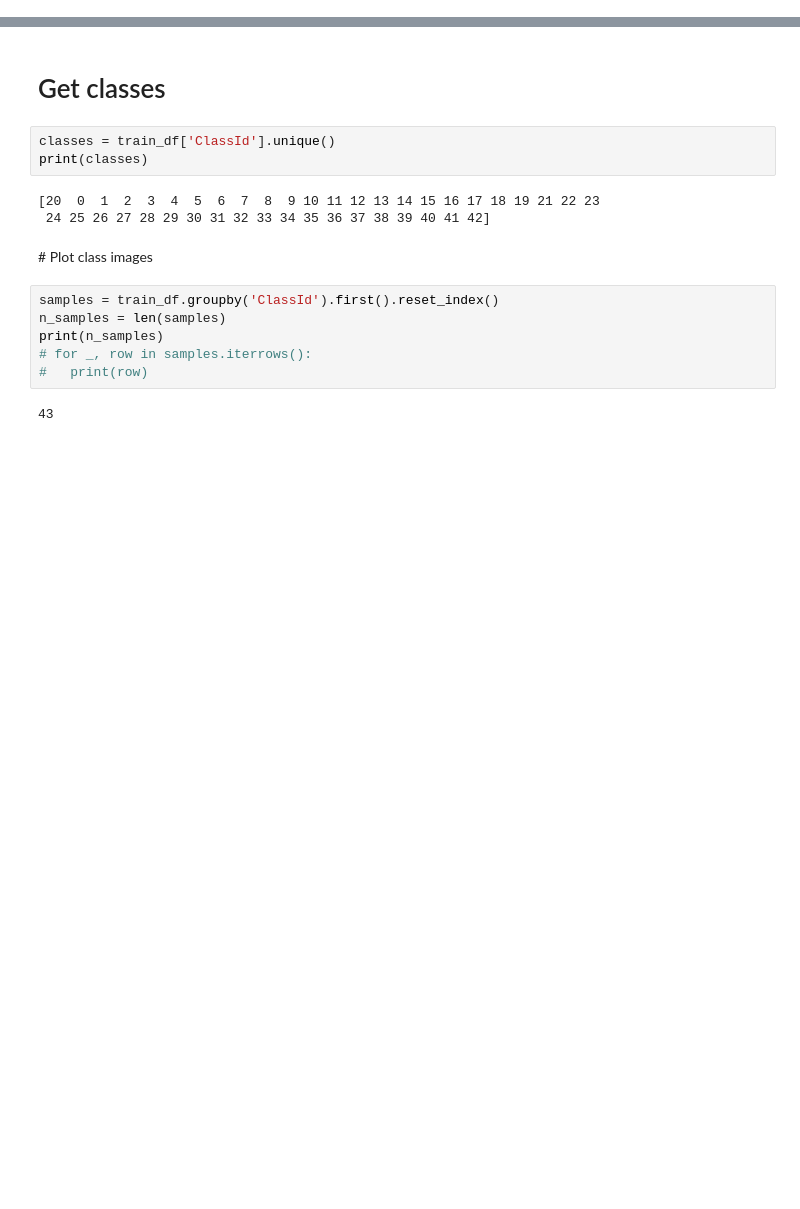
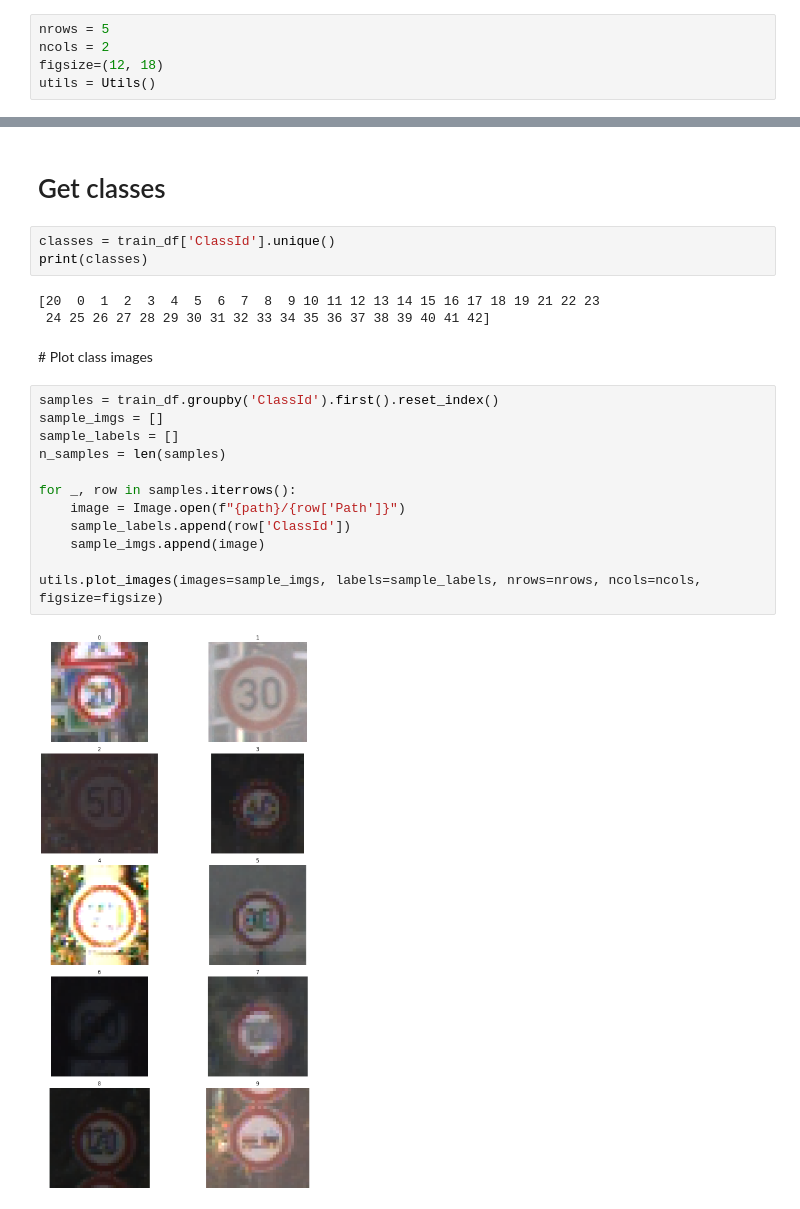
Before and after one commit to alcalderagl/self_driving_car, a Jupyter notebook: ConvNN.ipynb, the cells around one changed output, grey strips where cells are left out. Cells and saved outputs as stored; diff of their text form; blank space fills up the shorter version.

Commit message:
plot sample classes

```diff
--- a/ConvNN.ipynb
+++ b/ConvNN.ipynb
@@ -38,3 +64,8 @@ GPU disponible: []
+# %%
+nrows = 5
+ncols = 2
+figsize=(12, 18)
+utils = Utils()
 # %% [markdown]
 # Import dataset
 # %%
@@ -84,9 +115,15 @@ print(classes)
 # Plot class images
 # %%
 samples = train_df.groupby('ClassId').first().reset_index()
+sample_imgs = []
+sample_labels = []
 n_samples = len(samples)
-print(n_samples)
-# for _, row in samples.iterrows():
-#   print(row)
+
+for _, row in samples.iterrows():
+    image = Image.open(f"{path}/{row['Path']}")
+    sample_labels.append(row['ClassId'])
+    sample_imgs.append(image)
+
+utils.plot_images(images=sample_imgs, labels=sample_labels, nrows=nrows, ncols=ncols, figsize=figsize)
 # %% [output]
-43
+[figure, added]
```
Also changed, not shown: parts of 4 cells of this notebook.
